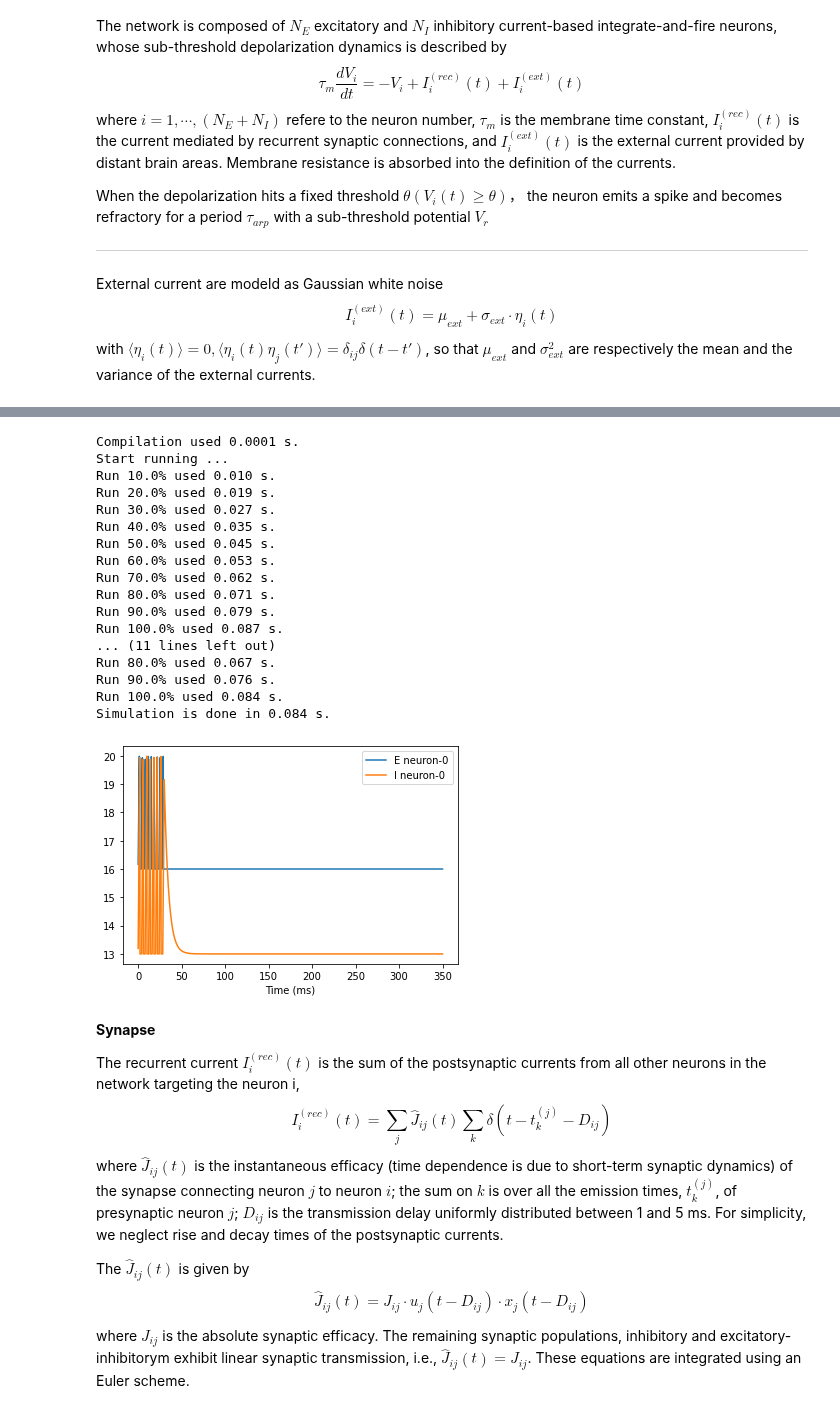
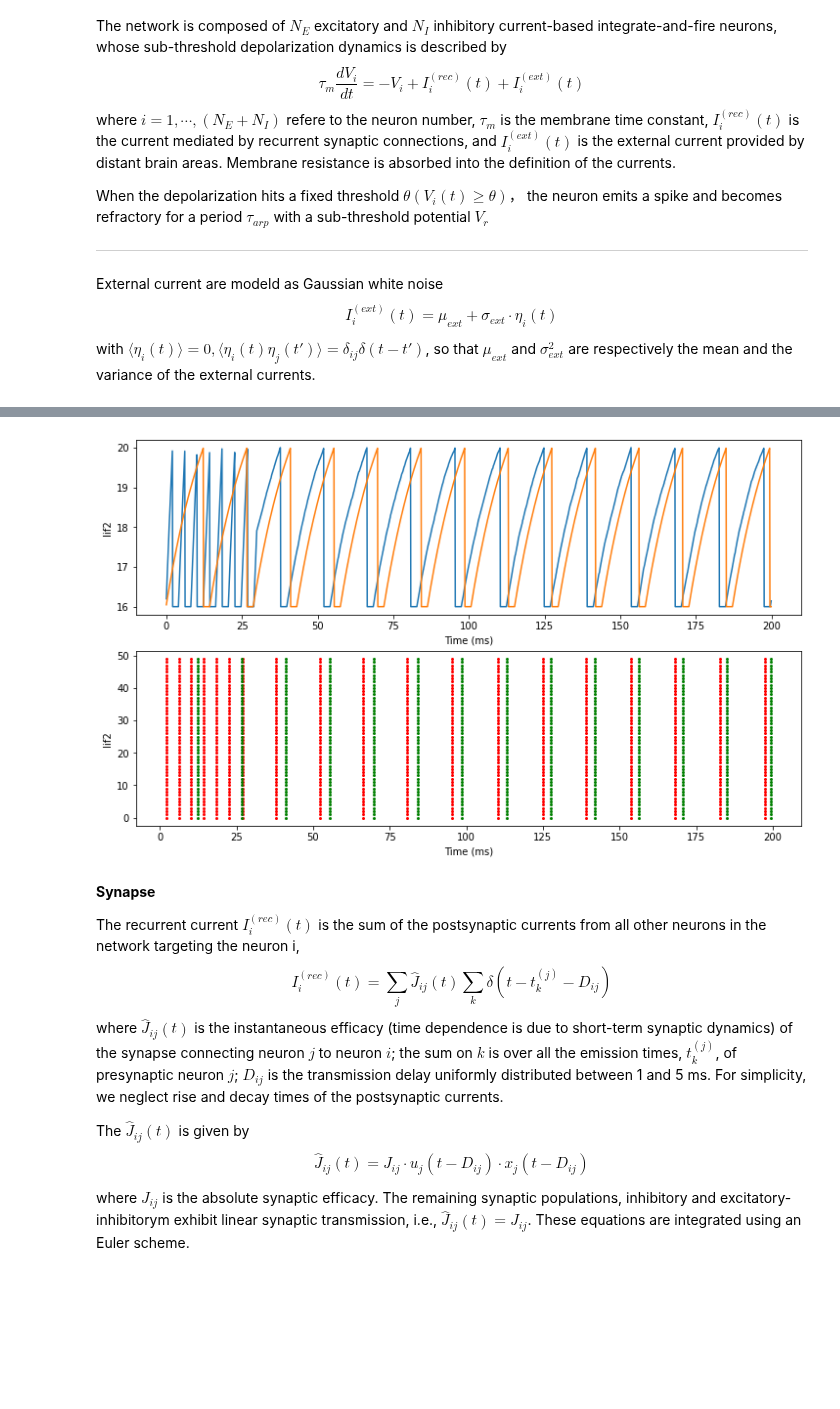
Before and after one commit to AohuaCheng/Neuro-and-Complexity-Science, a Jupyter notebook: project/project_spiking_circuit_model_for_working_memory.ipynb, the cells around one changed output, grey strips where cells are left out. Drawn from its saved outputs; the diff is of its cells as text; code cells hidden in the pictures; blank space fills up the shorter version.

```diff
--- a/project/project_spiking_circuit_model_for_working_memory.ipynb
+++ b/project/project_spiking_circuit_model_for_working_memory.ipynb
@@ -119,51 +173,30 @@ class LIF(bp.NeuGroup):
       self.refractory[i] = refractory
       self.Irec[i] = 0.
       self.input[i] = 0.
-# %%
-## Set external input
-dt = 0.05 # [ms]
-bp.backend.set(dt=dt)
-
-# parameters of external input
-mu_ext_E = 23.10 # Mean external current of excitatory cells [mV]
-mu_ext_I = 21.0 # Mean external current of inhibitory cells [mV]
-sigma_ext_E = 1.0 # Standard deviation of external current of excitatory cells [mV]
-sigma_ext_I = 1.0 # Standard deviation of external current of inhibitory cells [mV]
-
-duration = T_cue # [ms]
-input_E = bp.ops.zeros(int(T_cue / dt))
-input_I = bp.ops.zeros(int(T_cue / dt))
-Ts_duration = 30  # the time duration of the external input [ms]
-idx_duration = int(Ts_duration / dt)
-input_E[0: idx_duration] = np.random.normal(mu_ext_E, sigma_ext_E, size=idx_duration)
-input_I[0: idx_duration] = np.random.normal(mu_ext_I, sigma_ext_I, size=idx_duration)
-# %%
-lif1 = LIF(size=1, cls=1, monitors=['V']) # size is the iteration rounds
-lif1.run(duration=T_cue, inputs=('input', input_E), report=True) # duration is the real time
-bp.visualize.line_plot(lif1.mon.ts, lif1.mon.V, legend='E neuron')
-
-lif2 = LIF(size=1, cls=0, monitors=['V'])
-lif2.run(duration=T_cue, inputs=('input', input_I), report=True)
-bp.visualize.line_plot(lif2.mon.ts, lif2.mon.V, legend='I neuron')
-# %% [output]
-Compilation used 0.0001 s.
-Start running ...
-Run 10.0% used 0.010 s.
-Run 20.0% used 0.019 s.
-Run 30.0% used 0.027 s.
-Run 40.0% used 0.035 s.
-Run 50.0% used 0.045 s.
-Run 60.0% used 0.053 s.
-Run 70.0% used 0.062 s.
-Run 80.0% used 0.071 s.
-Run 90.0% used 0.079 s.
-Run 100.0% used 0.087 s.
-... (11 lines left out)
-Run 80.0% used 0.067 s.
-Run 90.0% used 0.076 s.
-Run 100.0% used 0.084 s.
-Simulation is done in 0.084 s.
-[figure, removed]
+# %%
+# set stimulation signal
+idx_duration = int(200/dt)
+input_A = bp.ops.ones(idx_duration)
+idx_T_cue = int(30 / dt)
+input_A[0: idx_T_cue] = 2
+input_I = input_A*np.random.normal(mu_ext_E, sigma_ext_E, size=idx_duration)
+# %%
+lif1 = LIF(size=50, cls=1, monitors=['V','spike']) # size is the iteration rounds
+lif1.run(duration=200, inputs=('input', input_I)) # duration is the real time
+lif2 = LIF(size=50, cls=1, monitors=['V','spike']) # size is the iteration rounds
+lif2.run(duration=200, inputs=('input', mu_ext_E)) # duration is the real time
+
+# plot
+fig, gs = bp.visualize.get_figure(row_num=2, col_num=1, row_len=3, col_len=10)
+
+fig.add_subplot(gs[0, 0])
+bp.visualize.line_plot(lif1.mon.ts, lif1.mon.V[:, 0], ylabel='lif1')
+bp.visualize.line_plot(lif2.mon.ts, lif2.mon.V[:, 0], ylabel='lif2')
+fig.add_subplot(gs[1, 0])
+bp.visualize.raster_plot(lif1.mon.ts, lif1.mon.spike, markersize=4, color='r', ylabel='lif1')
+bp.visualize.raster_plot(lif2.mon.ts, lif2.mon.spike, markersize=4, color='g', ylabel='lif2')
+# %% [output]
+[figure, added]
 # %% [markdown]
 **Synapse**
 
```
Also changed, not shown: parts of 9 cells of this notebook.
